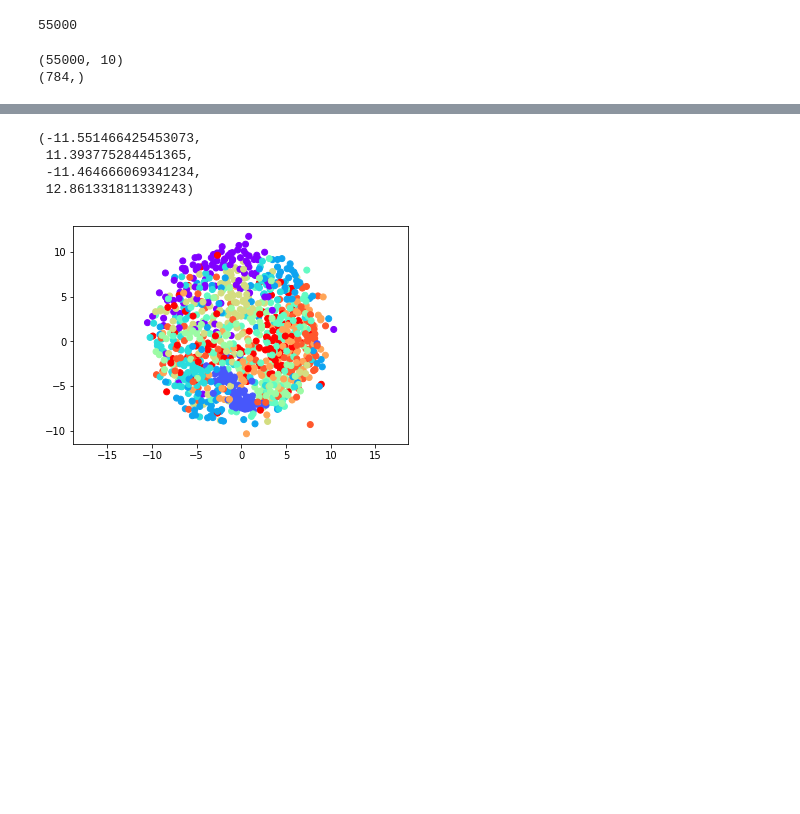
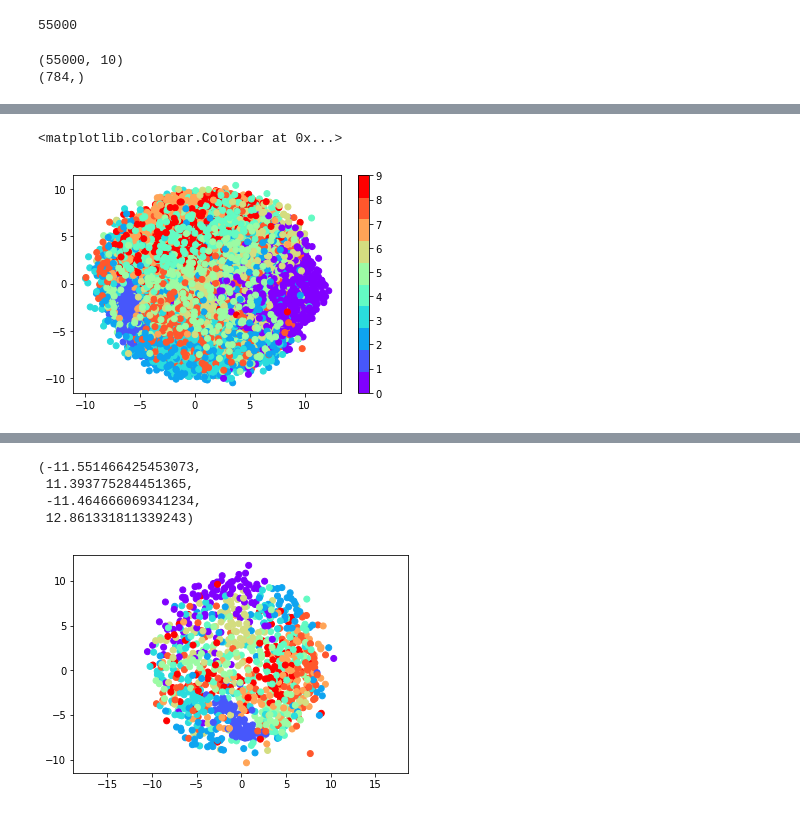
Before and after one commit to BinaryFiddler/UCSD-CSE291-Archive, a Jupyter notebook: homework2/Q1.ipynb, the cells around one changed output, grey strips where cells are left out. Saved outputs shown, nothing was run; the diff lists cells and outputs as text; code cells hidden in the pictures; blank space fills up the shorter version.

```diff
--- a/homework2/Q1.ipynb
+++ b/homework2/Q1.ipynb
@@ -76,7 +62,5 @@ True
 # %%
 #compute distance matrix of the sampled data points
-dist_matrix = euclidean_distances(sample_images, sample_images)
-dist_matrix = pairwise_distances(sample_images)
-print(np.shape(dist_matrix))
+dist_matrix = pairwise_distances(sample_images).astype(np.float32)
 print("distance matrix computation complete")
 # %% [output]
@@ -84 +67,27 @@ print("distance matrix computation complete")
 distance matrix computation complete
+# %%
+pca = PCA(n_components=2)
+init = pca.fit_transform(sample_images)
+# %%
+d = tf.placeholder(tf.float32, [10000, 10000])
+
+w1 = tf.get_variable("w2",[10000, 2],initializer = tf.constant_initializer(init))
+
+r_ = tf.reduce_sum(tf.square(w1), 1)
+r = tf.reshape(r_, [-1, 1])
+M = r - 2 * tf.matmul(w1, tf.transpose(w1)) + tf.transpose(r)
+L = tf.reduce_sum(tf.square(tf.sqrt(M + 0.01) - d)) / 2 / 10000
+# %%
+#Define Optimizer
+optim = tf.train.GradientDescentOptimizer(0.01).minimize(L)
+sess = tf.InteractiveSession()
+tf.global_variables_initializer().run()
+
+num_iter = 1000
+loss_val = []
+iteration = []
+for i in range(num_iter):
+    _, l = sess.run([optim, L],feed_dict = {d: dist_matrix})
+    loss_val.append(l)
+    iteration.append(i + 1)
+    if i % 100 == 0: print(l)
@@ -85,3 +105,15 @@ distance matrix computation complete
+# %%
+wx = sess.run([w1],feed_dict = {d: dist_matrix})
+digits = np.array(np.nonzero(sample_labels[:]))
+
+colorize = dict(c=digits[1][:], cmap=plt.cm.get_cmap('rainbow', 10))
+
+plt.scatter(wx[0][:, 0], wx[0][:, 1], **colorize)
+plt.axis('auto')
+plt.colorbar()
+# %% [output]
+<matplotlib.colorbar.Colorbar at 0x...>
+[figure, added]
 # %%
 #find new points through multidimensional scaling
 mds2 = manifold.MDS(n_components=2, random_state=1,
```
Also changed, not shown: parts of 6 cells of this notebook, 20 other files.
